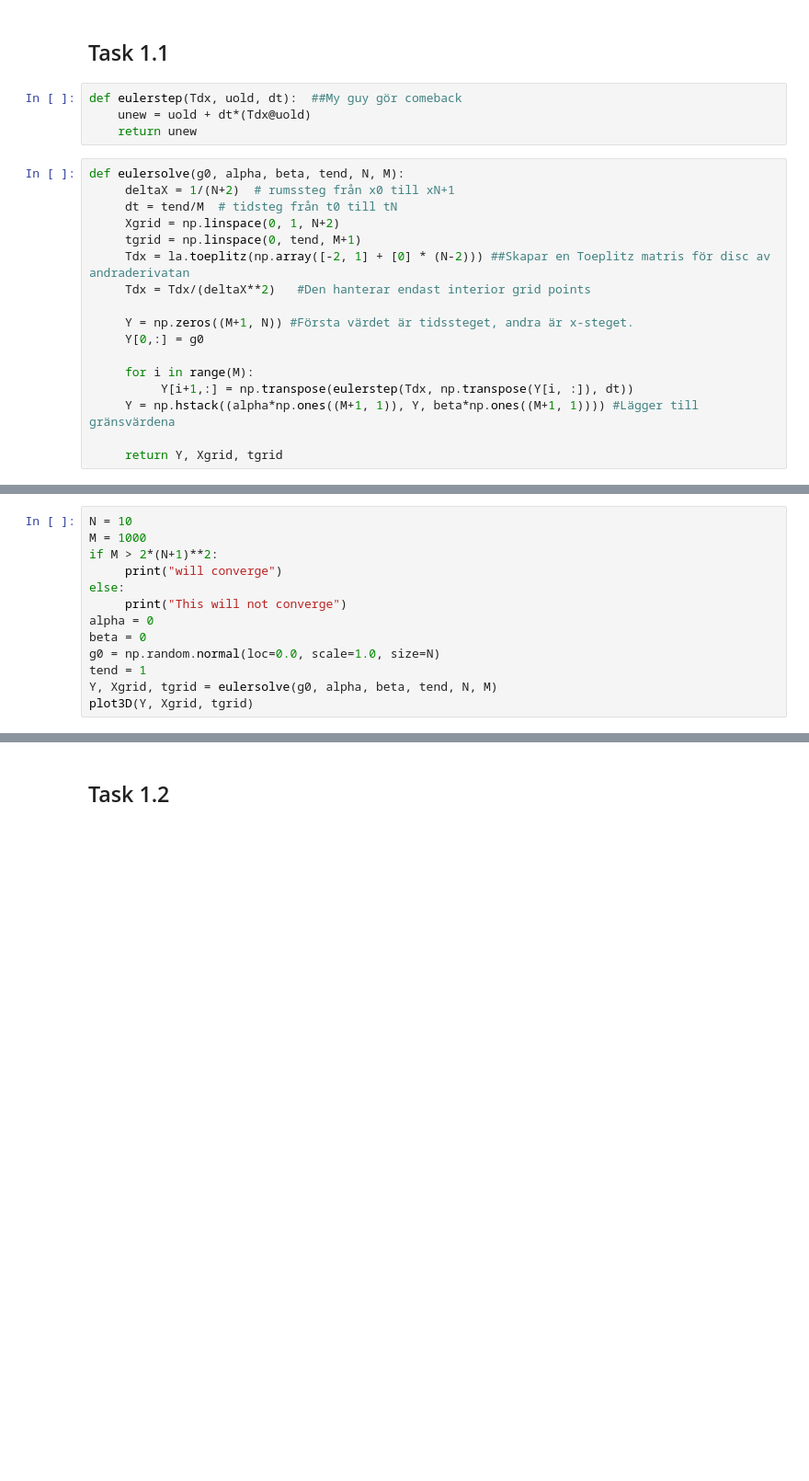
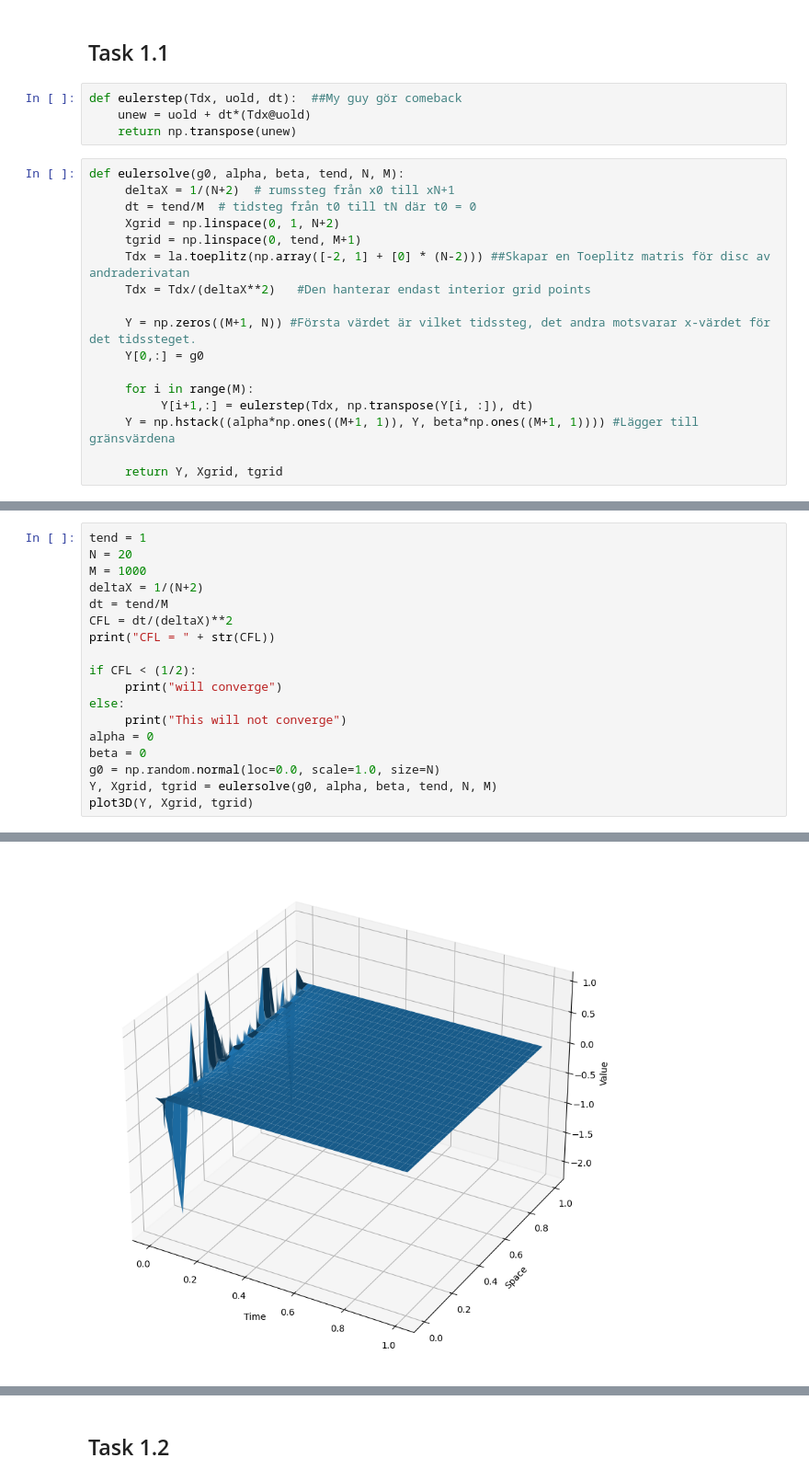
Before and after one commit to axelorrhede/Numerical-Methods-for-Differential-Equations, a Jupyter notebook: Project3task1.ipynb, the cells around one changed output, grey strips where cells are left out. Shown at 92% size. Cells and saved outputs as stored; diff of their text form; blank space fills up the shorter version.

```diff
--- a/Project3task1.ipynb
+++ b/Project3task1.ipynb
@@ -10,21 +10,21 @@ from mpl_toolkits.mplot3d import Axes3D
 # %%
 def eulerstep(Tdx, uold, dt):  ##My guy gör comeback
     unew = uold + dt*(Tdx@uold)
-    return unew
+    return np.transpose(unew)
 # %%
 def eulersolve(g0, alpha, beta, tend, N, M):
      deltaX = 1/(N+2)  # rumssteg från x0 till xN+1
-     dt = tend/M  # tidsteg från t0 till tN
+     dt = tend/M  # tidsteg från t0 till tN där t0 = 0
      Xgrid = np.linspace(0, 1, N+2)
      tgrid = np.linspace(0, tend, M+1)
      Tdx = la.toeplitz(np.array([-2, 1] + [0] * (N-2))) ##Skapar en Toeplitz matris för disc av andraderivatan
      Tdx = Tdx/(deltaX**2)   #Den hanterar endast interior grid points
 
-     Y = np.zeros((M+1, N)) #Första värdet är tidssteget, andra är x-steget.
+     Y = np.zeros((M+1, N)) #Första värdet är vilket tidssteg, det andra motsvarar x-värdet för det tidssteget.
      Y[0,:] = g0
 
      for i in range(M):
-          Y[i+1,:] = np.transpose(eulerstep(Tdx, np.transpose(Y[i, :]), dt))
+          Y[i+1,:] = eulerstep(Tdx, np.transpose(Y[i, :]), dt)
      Y = np.hstack((alpha*np.ones((M+1, 1)), Y, beta*np.ones((M+1, 1)))) #Lägger till gränsvärdena
 
      return Y, Xgrid, tgrid
@@ -43,15 +42,21 @@ def plot3D(Y, Xgrid, tgrid):
 
      plt.show()
 # %%
-N = 10
+tend = 1
+N = 20
 M = 1000
-if M > 2*(N+1)**2:
+deltaX = 1/(N+2)
+dt = tend/M
+CFL = dt/(deltaX)**2
+print("CFL = " + str(CFL))
+
+if CFL < (1/2):
      print("will converge")
 else:
      print("This will not converge")
 alpha = 0
 beta = 0
 g0 = np.random.normal(loc=0.0, scale=1.0, size=N)
-tend = 1
 Y, Xgrid, tgrid = eulersolve(g0, alpha, beta, tend, N, M)
 plot3D(Y, Xgrid, tgrid)
+# %% [output]
@@ -58 +65,2 @@ plot3D(Y, Xgrid, tgrid)
+[figure, added]
 # %%
```
Also changed, not shown: parts of 5 cells of this notebook.
